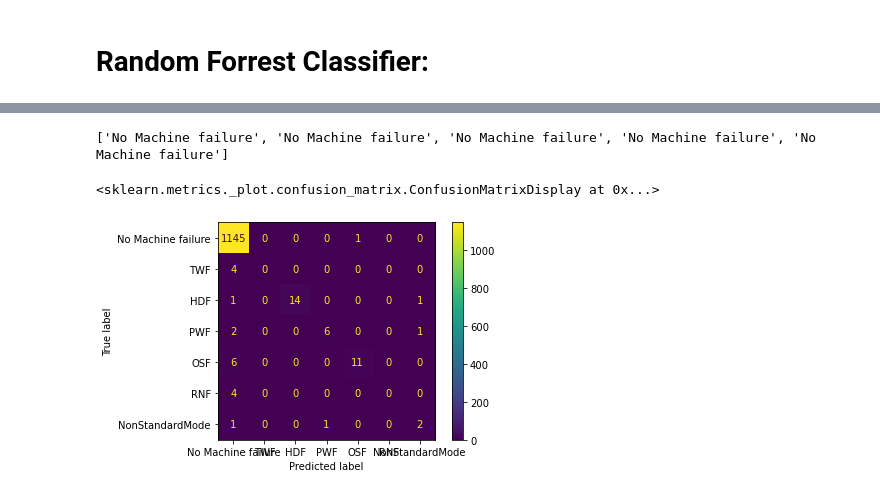
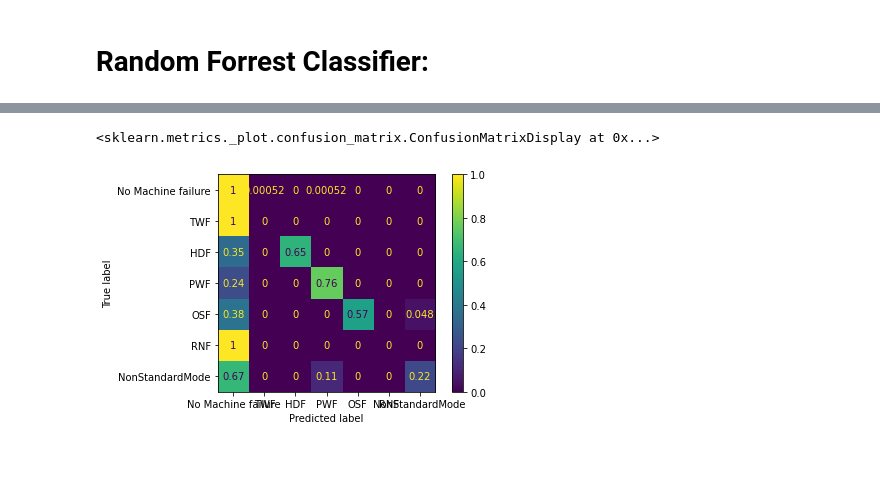
Before and after one commit to BorScho/Predictive_Maintenance_UCI_Modes, a Jupyter notebook: rndForrest_predict_failuremodes.ipynb, the cells around one changed output, grey strips where cells are left out. Drawn from its saved outputs; the diff is of its cells as text; code cells hidden in the pictures; blank space fills up the shorter version.

```diff
--- a/rndForrest_predict_failuremodes.ipynb
+++ b/rndForrest_predict_failuremodes.ipynb
@@ -390,27 +444,0 @@ print(cm)
-# %%
-# plot a confusion matrix:
-#==========================
-
-# build a mode dictionary for the standard failure modes (given in the explantion above).
-# No multi-mode failures are accounted for:
-
-modes = {"".join(map(str,[0,0,0,0,0,0])): 'No Machine failure',
-    "".join(map(str,[1,1,0,0,0,0])):'TWF',
-    "".join(map(str,[1,0,1,0,0,0])):'HDF',
-    "".join(map(str,[1,0,0,1,0,0])):'PWF',
-    "".join(map(str,[1,0,0,0,1,0])):'OSF',
-    "".join(map(str,[0,0,0,0,0,1])):'RNF',}
-
-# machine failures consisting of multiple modes are designated as "NonStandardMode":
-
-true_modes = []
-for v in y_test.values:
-    true_modes.append(modes.get("".join(map(str,v)), "NonStandardMode"))
-
-# multi-mode predictions and faulty predictions are counted ass "NonStandardMode":
-
-pred_modes = []
-for v in y_pred_rf:
-    pred_modes.append(modes.get("".join(map(str,v)), "NonStandardMode"))
-# %% [output]
-['No Machine failure', 'No Machine failure', 'No Machine failure', 'No Machine failure', 'No Machine failure']
@@ -417,11 +499,19 @@ for v in y_pred_rf:
 # %%
-# plotting the actual confusion-matrix:
+# plot a confusion matrix:
+#==========================
+from sklearn.metrics import confusion_matrix, ConfusionMatrixDisplay
 
-from sklearn.metrics import confusion_matrix, ConfusionMatrixDisplay
+true_modes = OheToSingleCodedModes(y_test.values, code="named")
+pred_modes = OheToSingleCodedModes(best_preds, code="named")
+
 labels = ['No Machine failure','TWF','HDF','PWF','OSF','RNF',"NonStandardMode"]
-cm = confusion_matrix(true_modes, pred_modes, labels = labels)
+cm = confusion_matrix(true_modes, pred_modes, labels = labels, normalize="true") # row - normalization
+#cm = confusion_matrix(true_modes, pred_modes, labels = labels, normalize="pred") # column -normalization
+#cm = confusion_matrix(true_modes, pred_modes, labels = labels, normalize="all") # over all entries - normalization
+#cm = confusion_matrix(true_modes, pred_modes, labels = labels, normalize=None) # absolute numbers
 disp = ConfusionMatrixDisplay(cm, display_labels=labels)
+#disp.ax_.set_title(f"Equipment type: {equipment_type}") # seems to be possible in scikit v1.0
 disp.plot()
 # %% [output]
 <sklearn.metrics._plot.confusion_matrix.ConfusionMatrixDisplay at 0x...>
-[figure, old version]
+[figure, new version]
```
Also changed, not shown: parts of 28 cells of this notebook, 6 other files.
